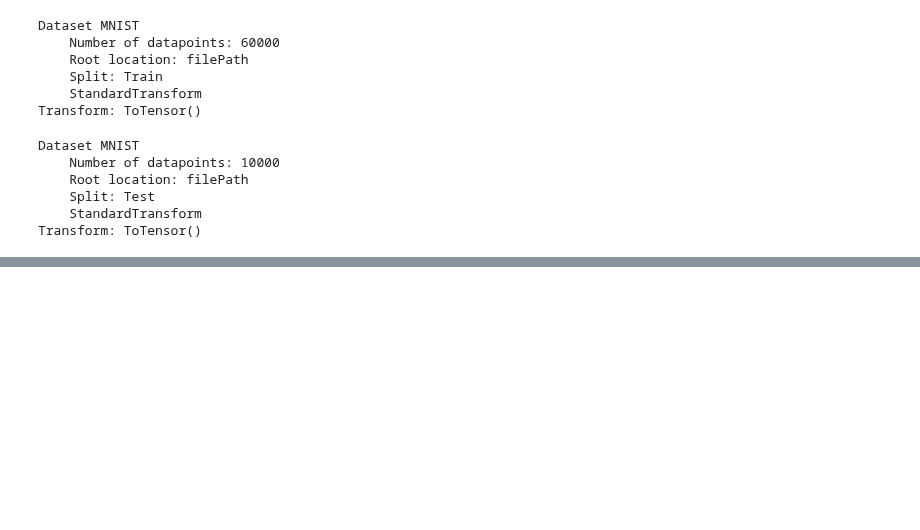
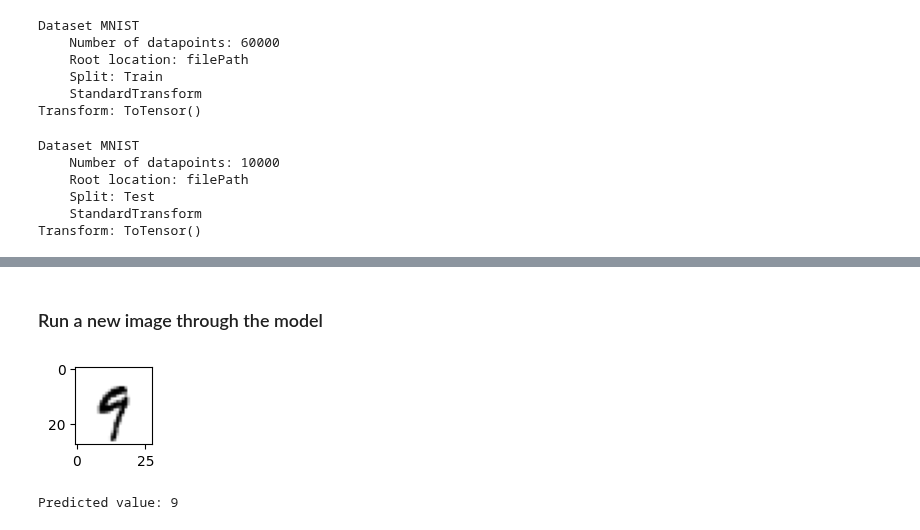
Before and after one commit to gc2321/3546-Deep-Learning, a Jupyter notebook: pytorch/1_8_cnn_minst_classification.ipynb, the cells around one changed output, grey strips where cells are left out. Saved outputs shown, nothing was run; the diff lists cells and outputs as text; code cells hidden in the pictures; blank space fills up the shorter version.

```diff
--- a/pytorch/1_8_cnn_minst_classification.ipynb
+++ b/pytorch/1_8_cnn_minst_classification.ipynb
@@ -78,0 +355,15 @@ Transform: ToTensor()
+# %% [markdown]
+### Run a new image through the model
+# %%
+x = 2019
+plt.figure(figsize=(1,1))
+plt.imshow(test_data[x][0].reshape((28,28)), cmap="gist_yarg");
+# %% [output]
+[figure, added]
+# %%
+model.eval()
+with torch.no_grad():
+    new_pred = model(test_data[x][0].view(1,1,28,28)).argmax()
+print("Predicted value:",new_pred.item())
+# %% [output]
+Predicted value: 9
```
Also changed, not shown: parts of 31 cells of this notebook.
